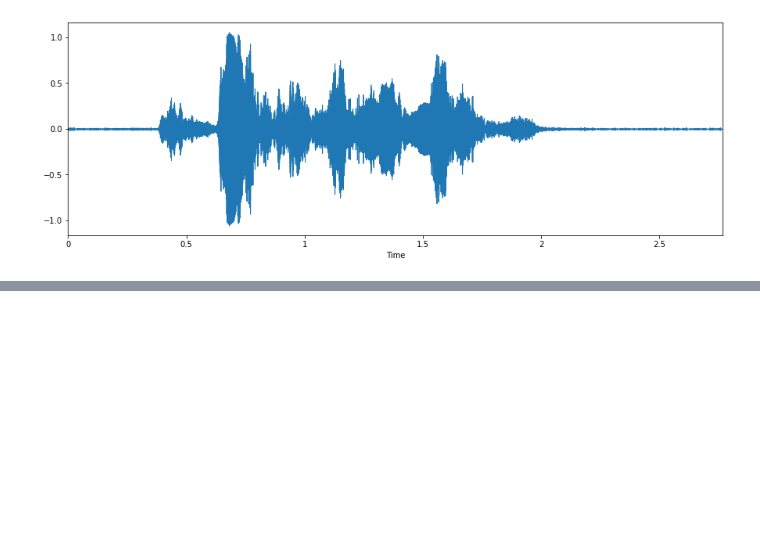
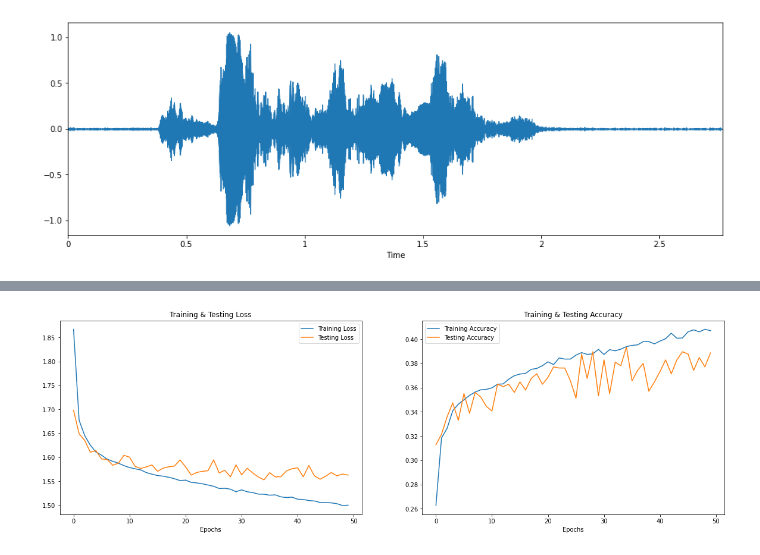
Before and after one commit to shehabKhamis/SpeechEmotionRecognition, a Jupyter notebook: SpeechRecognition.ipynb, the cells around one changed output, grey strips where cells are left out. Drawn from its saved outputs; the diff is of its cells as text; code cells hidden in the pictures; blank space fills up the shorter version.

Commit message:
with multiple 1D-models

```diff
--- a/SpeechRecognition.ipynb
+++ b/SpeechRecognition.ipynb
@@ -392,0 +322,20 @@ wavPlot("/content/drive/MyDrive/Crema/1009_WSI_HAP_XX.wav")
+# %%
+model1=Sequential()
+model1.add(Conv1D(64, kernel_size=3, strides=1, padding='same', activation='relu', input_shape=(x_train1.shape[1], 1)))
+
+model1.add(Conv1D(64, kernel_size=3, strides=3, padding='same', activation='relu'))
+model1.add(MaxPooling1D(pool_size=2, strides = 2, padding = 'same'))
+
+model1.add(Conv1D(32, kernel_size=3, strides=1, padding='same', activation='relu', kernel_regularizer=l2(0.01), bias_regularizer=l2(0.01)))
+model1.add(MaxPooling1D(pool_size=2, strides = 2, padding = 'same'))
+
+
+model1.add(Conv1D(16, kernel_size=3, strides=1, padding='same'))
+model1.add(MaxPooling1D(pool_size=2, strides = 2, padding = 'same'))
+
+model1.add(Flatten())
+model1.add(Dense(units=8, activation='relu', kernel_regularizer=l2(0.01), bias_regularizer=l2(0.01)))
+model1.add(Dense(units=6, activation='softmax'))
+model1.compile(optimizer = 'adam' , loss = 'categorical_crossentropy' , metrics = ['accuracy'])
+
+model1.summary()
@@ -392,0 +360,3 @@ wavPlot("/content/drive/MyDrive/Crema/1009_WSI_HAP_XX.wav")
+# %%
+rlrp = ReduceLROnPlateau(monitor='loss', factor=0.4, verbose=0, patience=2, min_lr=0.0000001)
+history1=model1.fit(x_train1, y_train1, batch_size=64, epochs=50, validation_data=(x_valid1, y_valid1), callbacks=[rlrp])
@@ -392,0 +381,23 @@ wavPlot("/content/drive/MyDrive/Crema/1009_WSI_HAP_XX.wav")
+# %%
+print("Accuracy of model 1 on valid data : " , model1.evaluate(x_valid1,y_valid1)[1]*100 , "%")
+
+epochs = [i for i in range(50)]
+fig , ax = plt.subplots(1,2)
+train_acc = history1.history['accuracy']
+train_loss = history1.history['loss']
+test_acc = history1.history['val_accuracy']
+test_loss = history1.history['val_loss']
+
+fig.set_size_inches(20,6)
+ax[0].plot(epochs , train_loss , label = 'Training Loss')
+ax[0].plot(epochs , test_loss , label = 'Testing Loss')
+ax[0].set_title('Training & Testing Loss')
+ax[0].legend()
+ax[0].set_xlabel("Epochs")
+ax[1].plot(epochs , train_acc , label = 'Training Accuracy')
+ax[1].plot(epochs , test_acc , label = 'Testing Accuracy')
+ax[1].set_title('Training & Testing Accuracy')
+ax[1].legend()
+ax[1].set_xlabel("Epochs")
+plt.show()
+# %% [output]
@@ -392,0 +406 @@ wavPlot("/content/drive/MyDrive/Crema/1009_WSI_HAP_XX.wav")
+[figure, added]
```
Also changed, not shown: parts of 77 cells of this notebook.
